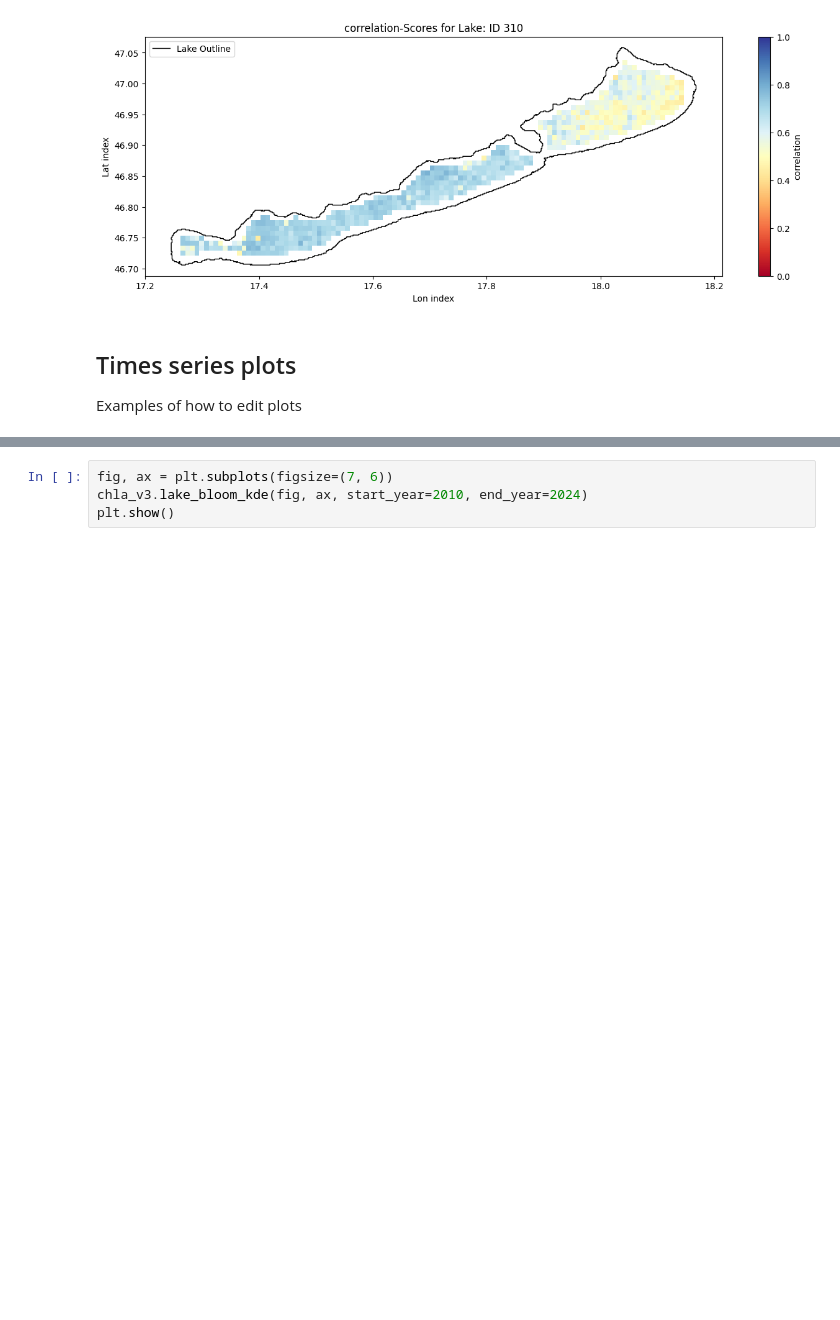
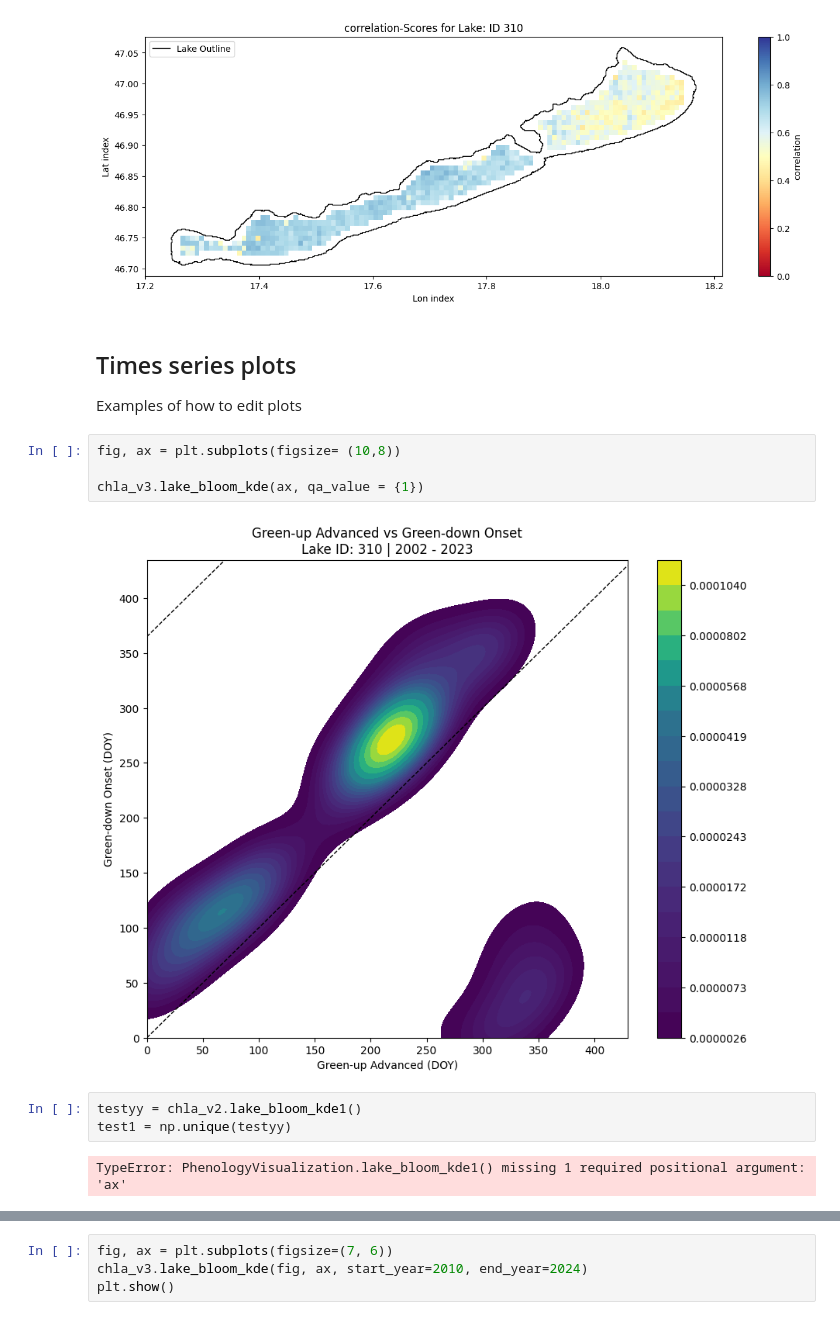
Before and after one commit to eawag-surface-waters-research/cci-cyano-production, a Jupyter notebook: notebooks/example_plotting.ipynb, the cells around one changed output, grey strips where cells are left out. Cells and saved outputs as stored; diff of their text form; blank space fills up the shorter version.

Commit message:
abstraction of kde plot

```diff
--- a/notebooks/example_plotting.ipynb
+++ b/notebooks/example_plotting.ipynb
@@ -67,6 +67,17 @@ phyco_v3.metric_map(phyco_v3.correlation_scores(time_split=[[2002,2024]]),'corre
 # %% [markdown]
 ## Times series plots
 Examples of how to edit plots
+# %%
+fig, ax = plt.subplots(figsize= (10,8))
+
+chla_v3.lake_bloom_kde(ax, qa_value = {1})
+# %% [output]
+[figure, added]
+# %%
+testyy = chla_v2.lake_bloom_kde1()
+test1 = np.unique(testyy)
+# %% [output]
+TypeError: PhenologyVisualization.lake_bloom_kde1() missing 1 required positional argument: 'ax'
 # %%
 df1 = chla_v2.assemble_kde_data()
 
```
Also changed, not shown: parts of 1 cell of this notebook, 1 other file.
